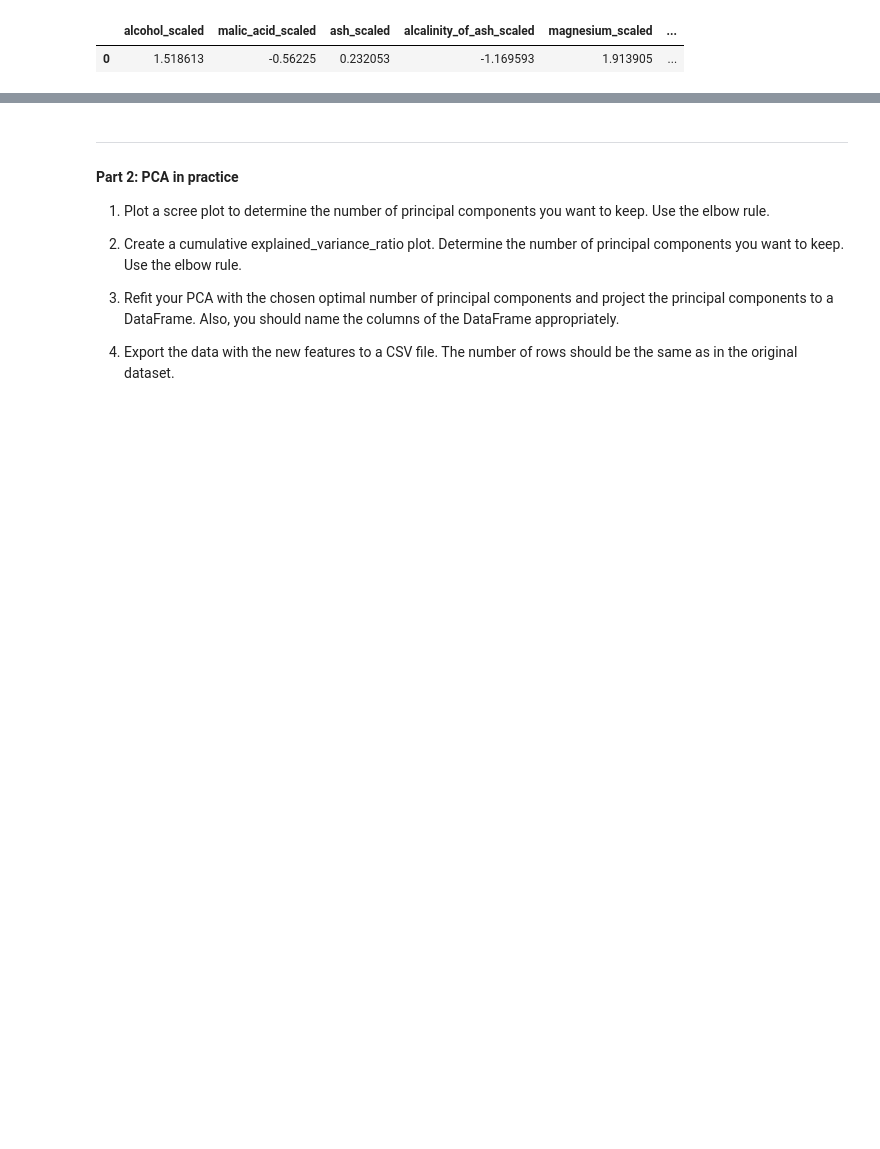
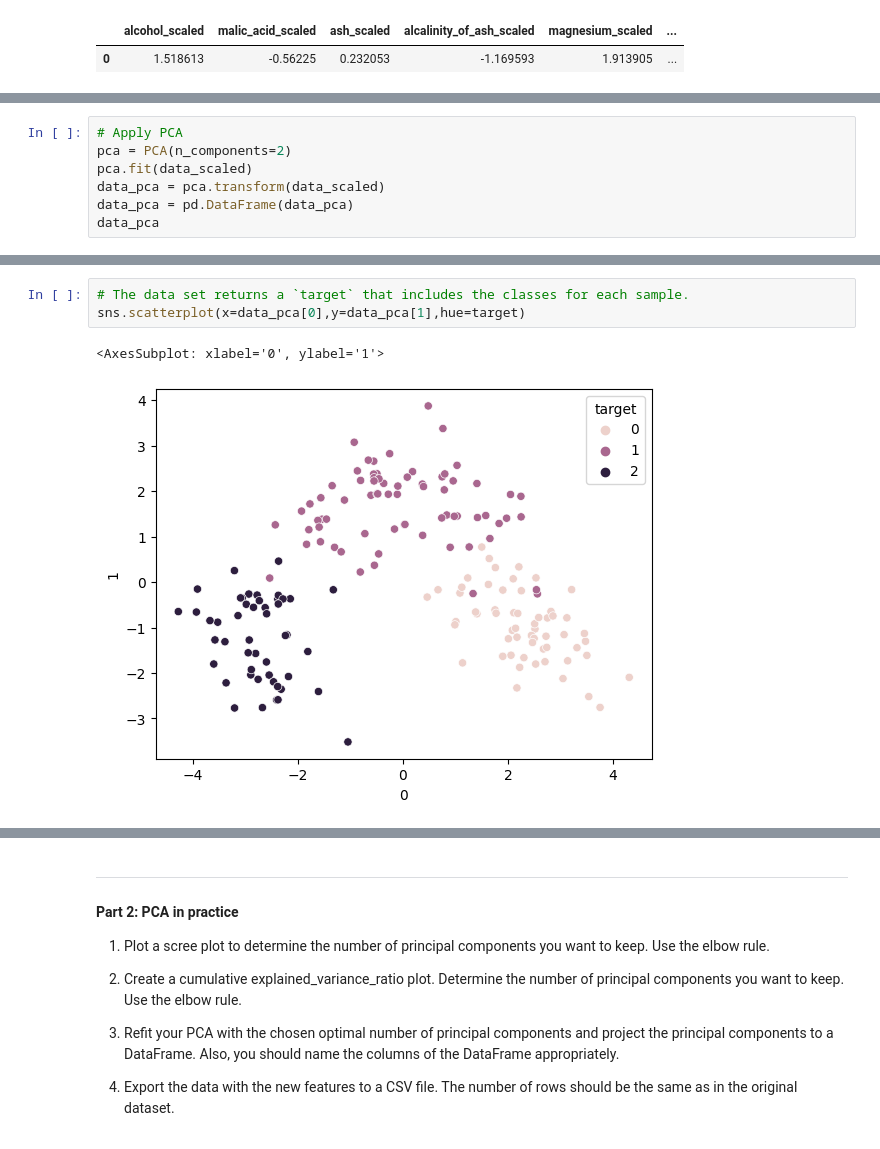
Before and after one commit to silvhua-Lighthouse/2022-10-10-dimensionality_reduction_exercise, a Jupyter notebook: PCA_exercise.ipynb, the cells around one changed output, grey strips where cells are left out. Saved outputs shown, nothing was run; the diff lists cells and outputs as text; blank space fills up the shorter version.

```diff
--- a/PCA_exercise.ipynb
+++ b/PCA_exercise.ipynb
@@ -72,0 +108,7 @@ sns.heatmap(data_scaled.corr())
+# %%
+# Apply PCA
+pca = PCA(n_components=2)
+pca.fit(data_scaled)
+data_pca = pca.transform(data_scaled)
+data_pca = pd.DataFrame(data_pca)
+data_pca
@@ -72,0 +129,6 @@ sns.heatmap(data_scaled.corr())
+# %%
+# The data set returns a `target` that includes the classes for each sample.
+sns.scatterplot(x=data_pca[0],y=data_pca[1],hue=target)
+# %% [output]
+<AxesSubplot: xlabel='0', ylabel='1'>
+[figure, added]
```
Also changed, not shown: parts of 19 cells of this notebook.
